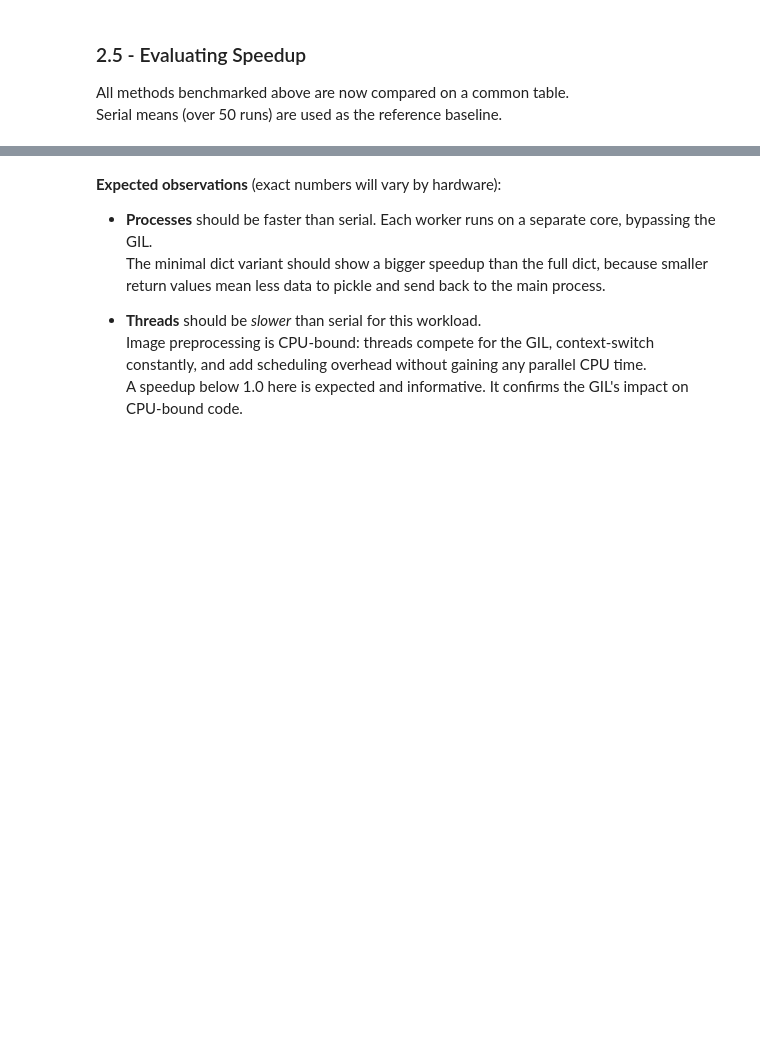
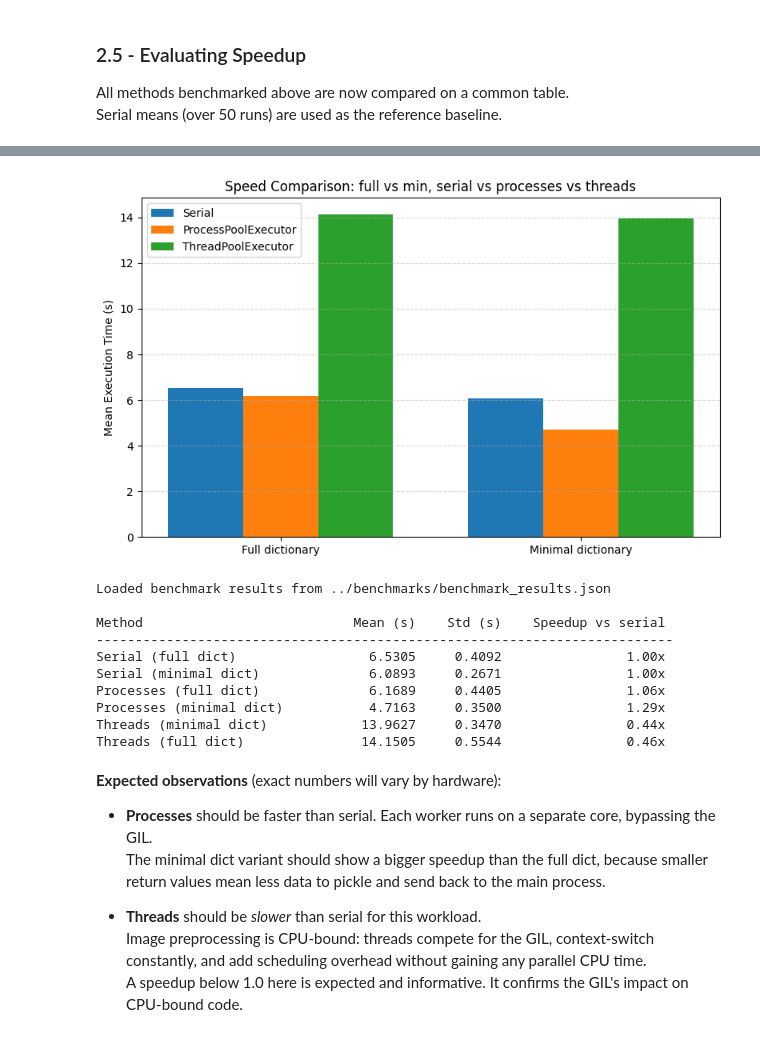
Before and after one commit to G-Gress/python_parallelism, a Jupyter notebook: notebooks/exploration.ipynb, the cells around one changed output, grey strips where cells are left out. Drawn from its saved outputs; the diff is of its cells as text; code cells hidden in the pictures; blank space fills up the shorter version.

Commit message:
Completed Evaluation Speedup setcion with plotting and comparison table

```diff
--- a/notebooks/exploration.ipynb
+++ b/notebooks/exploration.ipynb
@@ -922,28 +891,67 @@ Threads (full dict)               14.1505     0.5544                0.46x
 # %%
+# Plotting the speedup of all methods compared to the serial version, for both full and minimal dictionaries
 groups_speedup = ["Full dictionary", "Minimal dictionary"]
 x_speedup = np.arange(len(groups_speedup))
-width = 0.35
+width = 0.25
 
-means_4w = [
-    df_benchmark.loc["process_full", "mean"],
-    df_benchmark.loc["process_min", "mean"]
+means_serial = [
+    df_benchmark.loc["serial_full", "mean"],
+    df_benchmark.loc["serial_min", "mean"]
 ]
-means_8w = [
-    df_benchmark.loc["process_full_8w", "mean"],
-    df_benchmark.loc["process_min_8w", "mean"]
+means_process = [
+    df_benchmark.loc["process_full_4w", "mean"],
+    df_benchmark.loc["process_min_4w", "mean"]
+]
+means_threads = [
+    df_benchmark.loc["threads_full", "mean"],
+    df_benchmark.loc["threads_min", "mean"]
 ]
 
 plt.figure(figsize=(8, 5))
-plt.bar(x_speedup - width/2, means_4w, width, capsize=4, label="4 workers (physical)")
-plt.bar(x_speedup + width/2, means_8w, width, capsize=4, label="8 workers (logical)")
+plt.bar(x_speedup - width, means_serial, width, capsize=4, label="Serial")
+plt.bar(x_speedup, means_process, width, capsize=4, label="ProcessPoolExecutor")
+plt.bar(x_speedup + width, means_threads, width, capsize=4, label="ThreadPoolExecutor")
 
 plt.xticks(x_speedup, groups_speedup)
 plt.ylabel("Mean Execution Time (s)")
-plt.title("ProcessPool comparison: full vs min, 4w vs 8w")
+plt.title("Speed Comparison: full vs min, serial vs processes vs threads")
 plt.grid(axis="y", linestyle="--", alpha=0.5)
-plt.legend()
+plt.legend(loc="upper left")
 plt.tight_layout()
 plt.show()
+
+# Loading the benchmark results to display a summary table with speedups compared to the serial version
+json_path = BENCHMARK_RESULTS_PATH
+
+if json_path.exists():
+    with open(json_path) as f:
+        data = json.load(f)
+    print(f"Loaded benchmark results from {json_path} \n")
+
+    serial_time     = data["serial_full"]["stats"]["mean"]
+    serial_min_time = data["serial_min"]["stats"]["mean"]
+
+    print(f"{'Method':<30} {'Mean (s)':>10} {'Std (s)':>10} {'Speedup vs serial':>20}")
+    print("-" * 74)
+    print(f"{'Serial (full dict)':<30} {serial_time:>10.4f} {data['serial_full']['stats']['std']:>10.4f} {'1.00x':>20}")
+    print(f"{'Serial (minimal dict)':<30} {serial_min_time:>10.4f} {data['serial_min']['stats']['std']:>10.4f} {'1.00x':>20}")
+    print(f"{'Processes (full dict)':<30} {data['process_full_4w']['stats']['mean']:>10.4f} {data['process_full_4w']['stats']['std']:>10.4f} {serial_time / data['process_full_4w']['stats']['mean']:>19.2f}x")
+    print(f"{'Processes (minimal dict)':<30} {data['process_min_4w']['stats']['mean']:>10.4f} {data['process_min_4w']['stats']['std']:>10.4f} {serial_min_time / data['process_min_4w']['stats']['mean']:>19.2f}x")
+    print(f"{'Threads (minimal dict)':<30} {data['threads_min']['stats']['mean']:>10.4f} {data['threads_min']['stats']['std']:>10.4f} {serial_min_time / data['threads_min']['stats']['mean']:>19.2f}x")
+    print(f"{'Threads (full dict)':<30} {data['threads_full']['stats']['mean']:>10.4f} {data['threads_full']['stats']['std']:>10.4f} {serial_time / data['threads_full']['stats']['mean']:>19.2f}x")
+else:    print(f"No benchmark results found at {json_path}")
+# %% [output]
+[figure, added]
+Loaded benchmark results from ../benchmarks/benchmark_results.json
+
+Method                           Mean (s)    Std (s)    Speedup vs serial
+--------------------------------------------------------------------------
+Serial (full dict)                 6.5305     0.4092                1.00x
+Serial (minimal dict)              6.0893     0.2671                1.00x
+Processes (full dict)              6.1689     0.4405                1.06x
+Processes (minimal dict)           4.7163     0.3500                1.29x
+Threads (minimal dict)            13.9627     0.3470                0.44x
+Threads (full dict)               14.1505     0.5544                0.46x
 # %% [markdown]
 **Expected observations** (exact numbers will vary by hardware):
 
```
Also changed, not shown: parts of 3 cells of this notebook.
